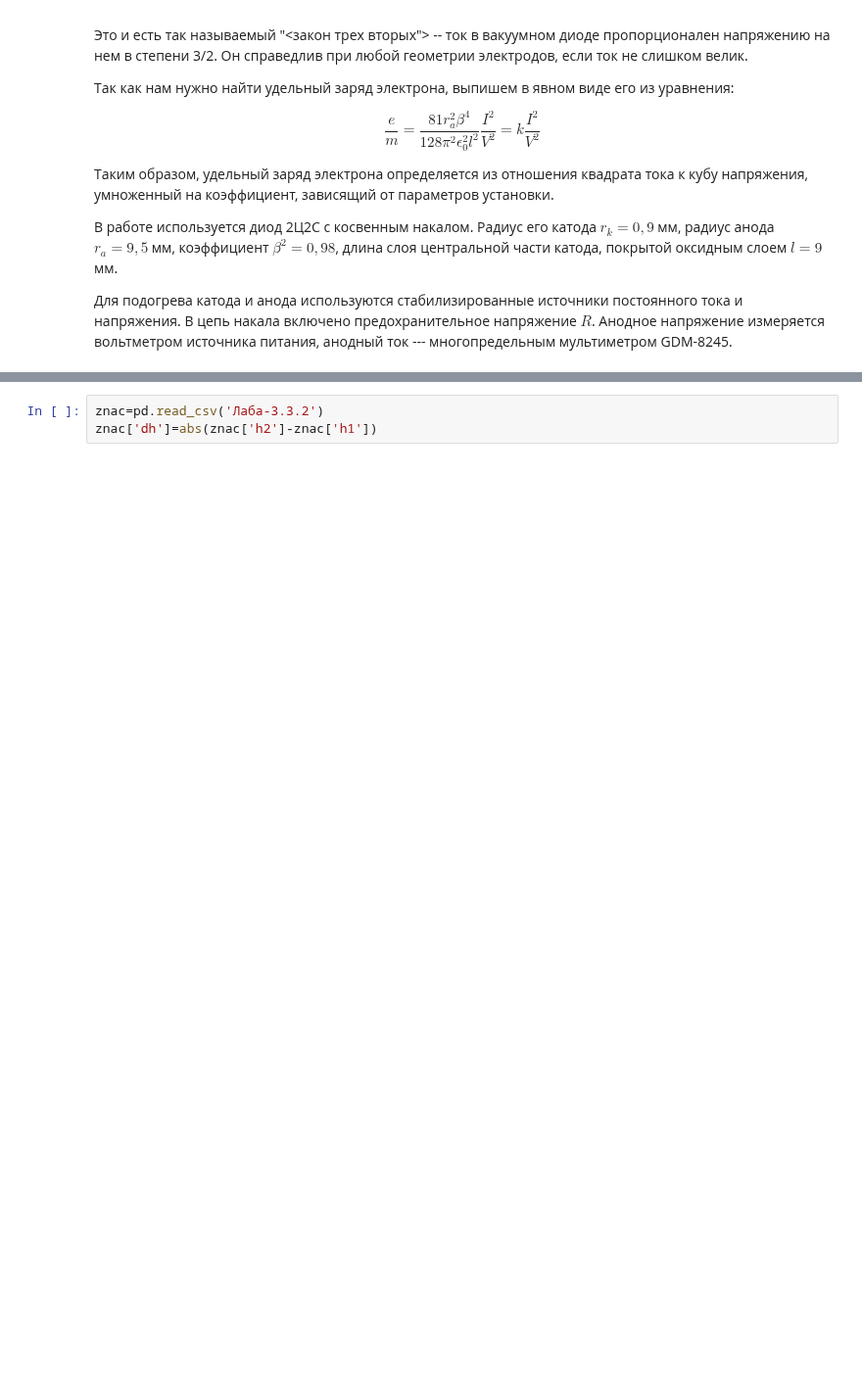
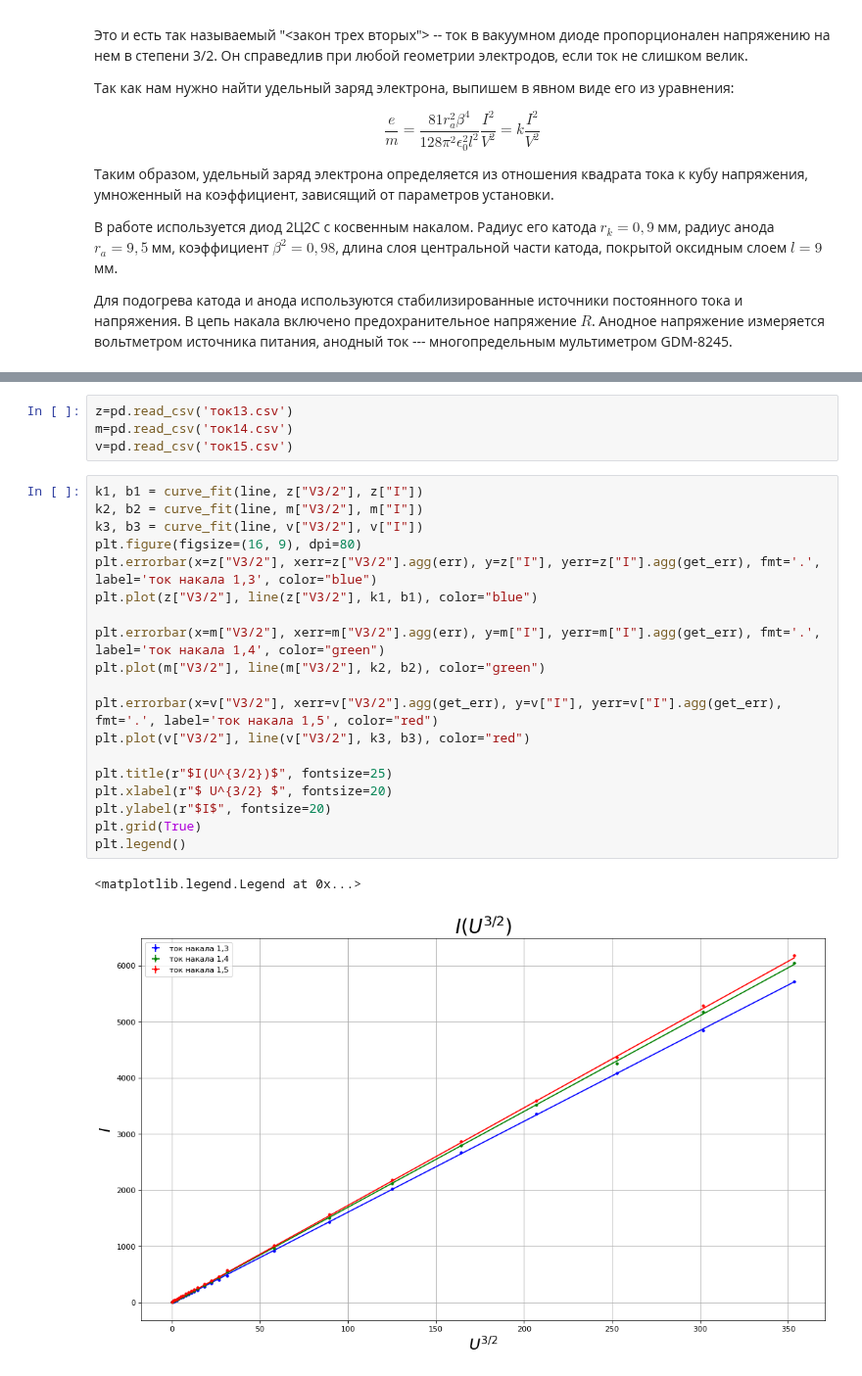
Before and after one commit to skolkovo-bba/labs3, a Jupyter notebook: 3.3.2/3.3.2.ipynb, the cells around one changed output, grey strips where cells are left out. Shown at 98% size. Saved outputs shown, nothing was run; the diff lists cells and outputs as text; blank space fills up the shorter version.

```diff
--- a/3.3.2/3.3.2.ipynb
+++ b/3.3.2/3.3.2.ipynb
@@ -50,3 +48,26 @@ ModuleNotFoundError: No module named 'labs2'
-# %%
-znac=pd.read_csv('Лаба-3.3.2')
-znac['dh']=abs(znac['h2']-znac['h1'])
+# %%
+z=pd.read_csv('ток13.csv')
+m=pd.read_csv('ток14.csv')
+v=pd.read_csv('ток15.csv')
+# %%
+k1, b1 = curve_fit(line, z["V3/2"], z["I"])
+k2, b2 = curve_fit(line, m["V3/2"], m["I"])
+k3, b3 = curve_fit(line, v["V3/2"], v["I"])
+plt.figure(figsize=(16, 9), dpi=80)
+plt.errorbar(x=z["V3/2"], xerr=z["V3/2"].agg(err), y=z["I"], yerr=z["I"].agg(get_err), fmt='.', label='ток накала 1,3', color="blue")
+plt.plot(z["V3/2"], line(z["V3/2"], k1, b1), color="blue")
+
+plt.errorbar(x=m["V3/2"], xerr=m["V3/2"].agg(err), y=m["I"], yerr=m["I"].agg(get_err), fmt='.', label='ток накала 1,4', color="green")
+plt.plot(m["V3/2"], line(m["V3/2"], k2, b2), color="green")
+
+plt.errorbar(x=v["V3/2"], xerr=v["V3/2"].agg(get_err), y=v["I"], yerr=v["I"].agg(get_err), fmt='.', label='ток накала 1,5', color="red")
+plt.plot(v["V3/2"], line(v["V3/2"], k3, b3), color="red")
+
+plt.title(r"$I(U^{3/2})$", fontsize=25)
+plt.xlabel(r"$ U^{3/2} $", fontsize=20)
+plt.ylabel(r"$I$", fontsize=20)
+plt.grid(True)
+plt.legend()
+# %% [output]
+<matplotlib.legend.Legend at 0x...>
+[figure, added]
```
Also changed, not shown: parts of 1 cell of this notebook, 5 other files.
